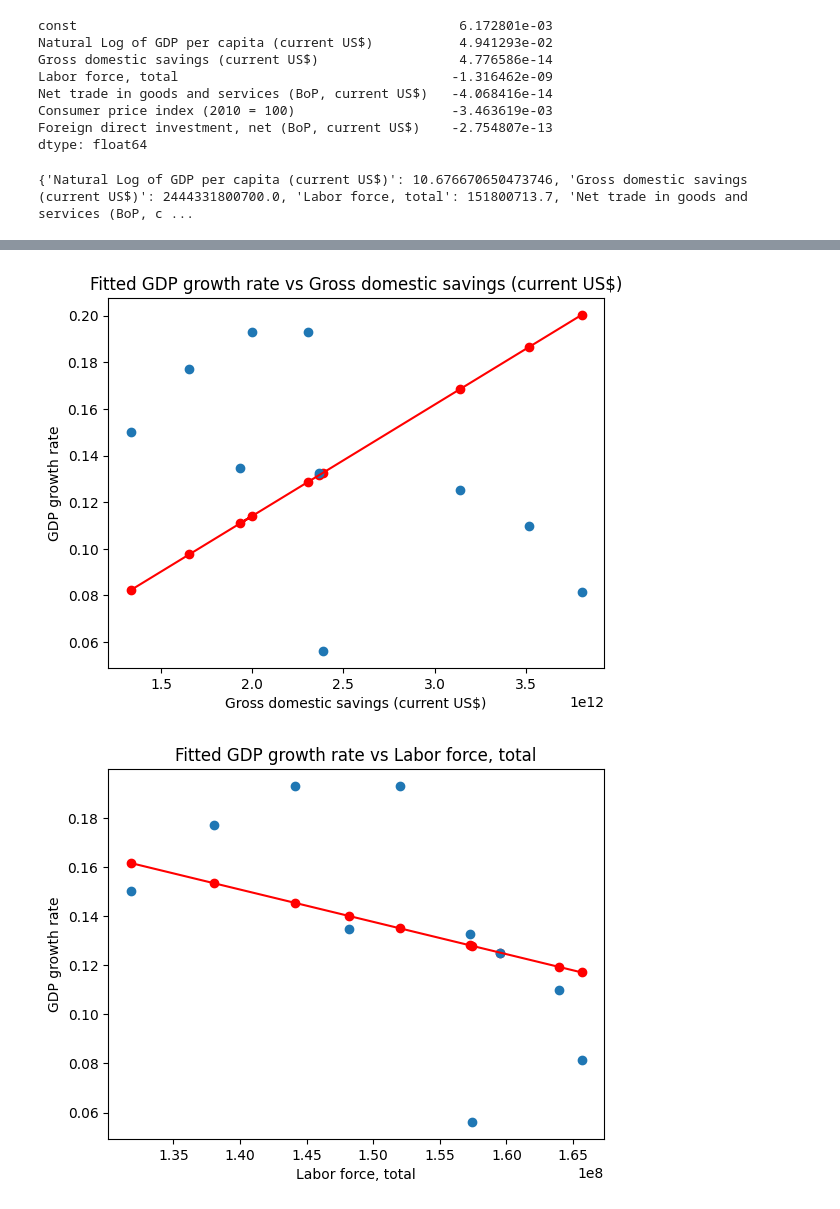
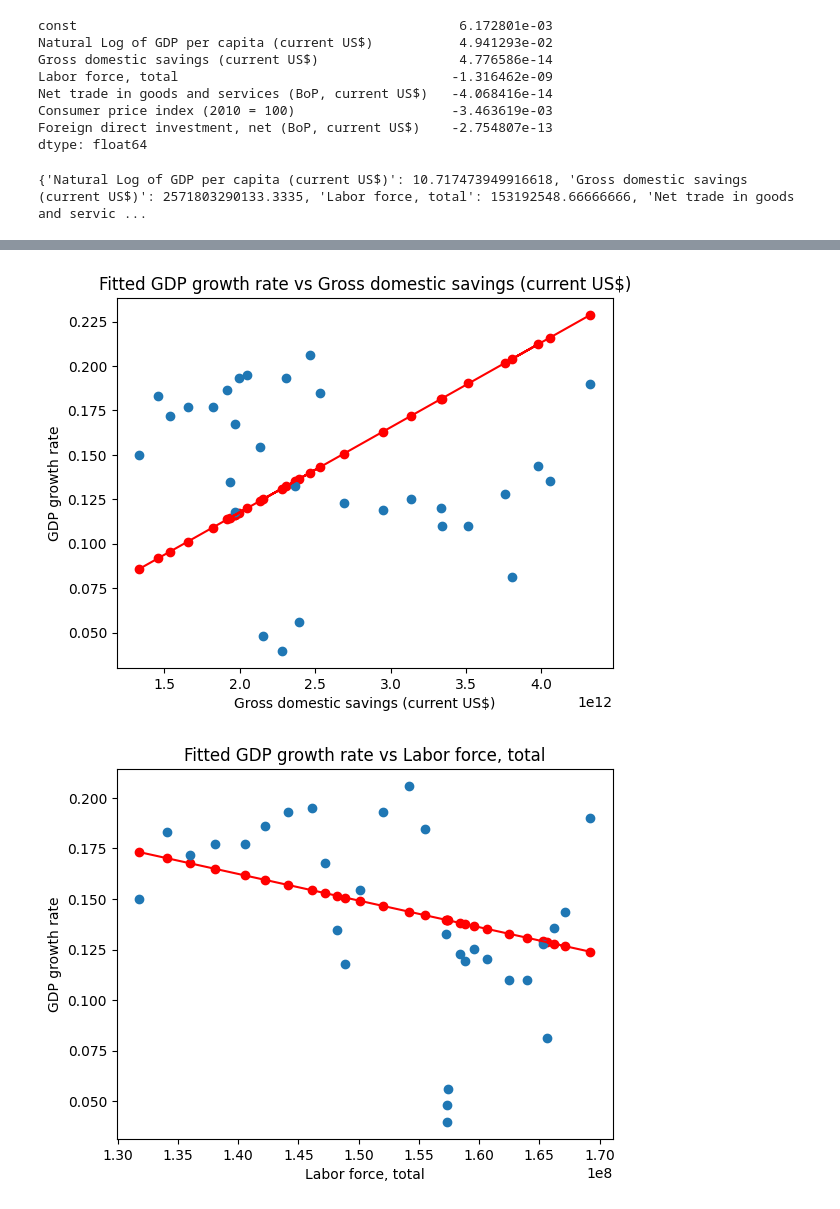
Before and after one commit to adityapentyala/egd-assignment, a Jupyter notebook: src/usa_regression.ipynb, the cells around one changed output, grey strips where cells are left out. Cells and saved outputs as stored; diff of their text form; code cells hidden in the pictures.

Commit message:
add regression lines for entire X

```diff
--- a/src/usa_regression.ipynb
+++ b/src/usa_regression.ipynb
@@ -82,6 +83,7 @@ plots.plot_vs_gdp(usa_df, growth_rate=True)
 [figure]
 [figure]
 # %%
+usa_df_copy = copy.deepcopy(usa_df)
 usa_df = data_utils.drop_rows_for_reg(usa_df)
 usa_df
 # %% [output]
@@ -131,25 +133,25 @@ Consumer price index (2010 = 100)                    -3.463619e-03
 Foreign direct investment, net (BoP, current US$)    -2.754807e-13
 dtype: float64
 # %%
-def plot_reg_lines(X, y, model):
+def plot_reg_lines(raw_df, X, y, model):
     means = {}
     for col in X.columns[1:]:
-        means[col] = np.mean(X[col])
+        means[col] = np.mean(raw_df[col])
     mean_y = 0
     for col in X.columns[1:]:
         mean_y+=model.params[col]*means[col]
     print(means)
     for col in X.columns[1:]:
         plt.figure()
-        pred_y = model.params[col]*X[col] + model.params["const"] + mean_y - model.params[col]*means[col]
-        plt.plot(X[col], pred_y, color="red")
-        plt.scatter(X[col], pred_y, color="red")
-        plt.scatter(X[col], y)
+        pred_y = model.params[col]*raw_df[col] + model.params["const"] + mean_y - model.params[col]*means[col]
+        plt.plot(raw_df[col], pred_y, color="red")
+        plt.scatter(raw_df[col], pred_y, color="red")
+        plt.scatter(raw_df[col], raw_df["gdp growth rate"])
         plt.title(f"Fitted GDP growth rate vs {col}")
         plt.xlabel(col)
         plt.ylabel("GDP growth rate")
         plt.show()
 # %%
-plot_reg_lines(X, y, model)
+plot_reg_lines(usa_df_copy,X, y, model)
 # %% [output]
-{'Natural Log of GDP per capita (current US$)': 10.676670650473746, 'Gross domestic savings (current US$)': 2444331800700.0, 'Labor force, total': 151800713.7, 'Net trade in goods and services (BoP, c ...
+{'Natural Log of GDP per capita (current US$)': 10.717473949916618, 'Gross domestic savings (current US$)': 2571803290133.3335, 'Labor force, total': 153192548.66666666, 'Net trade in goods and servic ...
@@ -157,2 +159,2 @@ plot_reg_lines(X, y, model)
-[figure, old version]
+[figure, new version]
-[figure, old version]
+[figure, new version]
```
Also changed, not shown: parts of 3 cells of this notebook.
